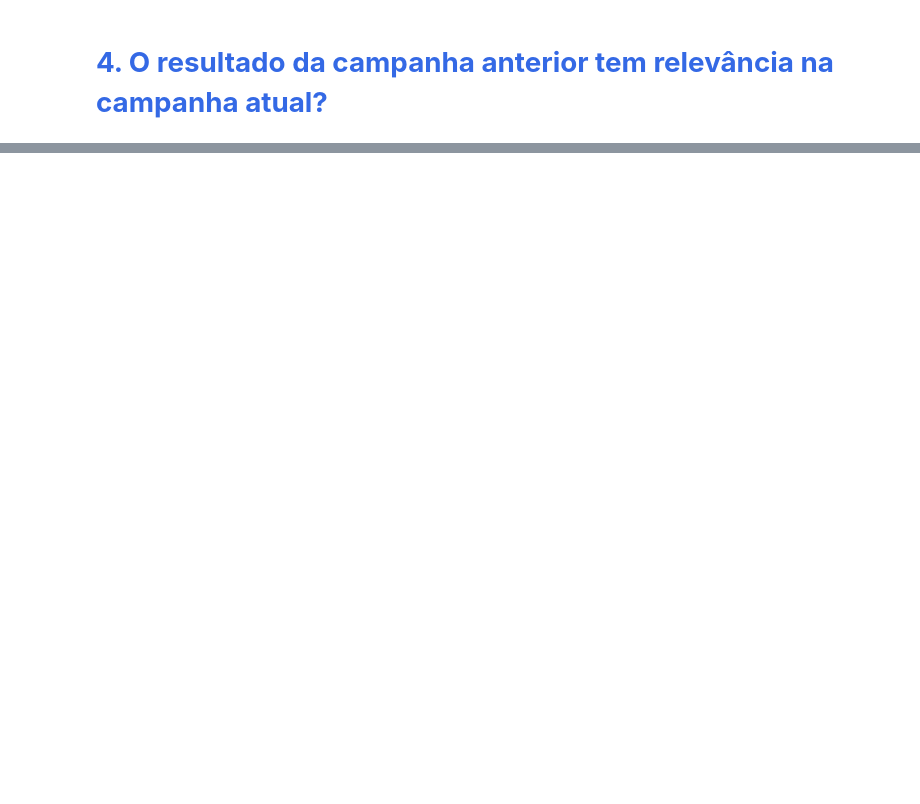
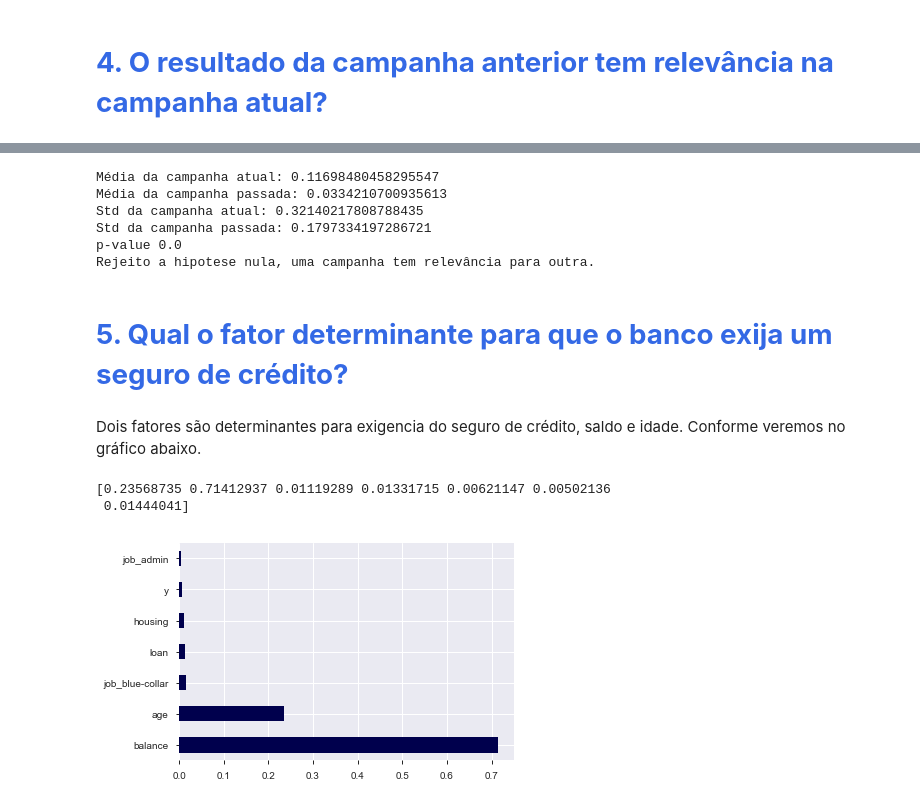
Before and after one commit to carollmbg/Semantix, a Jupyter notebook: Semantix.ipynb, the cells around one changed output, grey strips where cells are left out. Saved outputs shown, nothing was run; the diff lists cells and outputs as text; code cells hidden in the pictures; blank space fills up the shorter version.

```diff
--- a/Semantix.ipynb
+++ b/Semantix.ipynb
@@ -188,0 +196,50 @@ dist_success.describe()
+# %%
+atual_mean = np.mean(atual)
+passada_mean = np.mean(passada)
+print("Média da campanha atual:",atual_mean)
+print("Média da campanha passada:",passada_mean)
+atual_std = np.std(atual)
+passada_std = np.std(passada)
+print("Std da campanha atual:",atual_std)
+print("Std da campanha passada:",passada_std)
+ttest,pval = ttest_ind(atual,passada)
+print("p-value",pval)
+if pval <0.05:
+  print("Rejeito a hipotese nula, uma campanha tem relevância para outra.")
+else:
+  print("Não rejeito a hipotese nula, uma campanha não tem relevância para outra.")
+# %% [output]
+Média da campanha atual: 0.11698480458295547
+Média da campanha passada: 0.0334210700935613
+Std da campanha atual: 0.32140217808788435
+Std da campanha passada: 0.1797334197286721
+p-value 0.0
+Rejeito a hipotese nula, uma campanha tem relevância para outra.
+# %% [markdown]
+<h1 style='color:#3469e5'><b> 5. Qual o fator determinante para que o banco exija um seguro de crédito? <i></i></b></h1>
+# %% [markdown]
+Dois fatores são determinantes para exigencia do seguro de crédito, saldo e idade. Conforme veremos no gráfico abaixo.
+# %%
+#Para essa análise irei usar apenas as informações demográficas e bancárias do dataset
+df_calote = df_dummies[['age', 'balance', 'housing', 'loan', 'y', 'job_admin', 'job_blue-collar',
+       'job_entrepreneur', 'job_housemaid', 'job_management', 'job_retired',
+       'job_self-employed', 'job_services', 'job_student', 'job_technician',
+       'job_unemployed', 'job_unknown', 'marital_divorced', 'marital_married',
+       'marital_single', 'education_primary', 'education_secondary',
+       'education_tertiary', 'education_unknown', 'default']]
+# %%
+X = df_calote.iloc[:,0:7]  #independent columns
+y = df_calote.iloc[:,-1]    #target column i.e price range
+from sklearn.ensemble import RandomForestClassifier
+import matplotlib.pyplot as plt
+model = RandomForestClassifier()
+model.fit(X,y)
+print(model.feature_importances_) #use inbuilt class feature_importances of tree based classifiers
+#plot graph of feature importances for better visualization
+feat_importances = pd.Series(model.feature_importances_, index=X.columns)
+feat_importances.nlargest(10).plot(kind='barh', cmap='seismic')
+plt.show()
+# %% [output]
+[0.23568735 0.71412937 0.01119289 0.01331715 0.00621147 0.00502136
+ 0.01444041]
+[figure, added]
```
Also changed, not shown: parts of 4 cells of this notebook.
